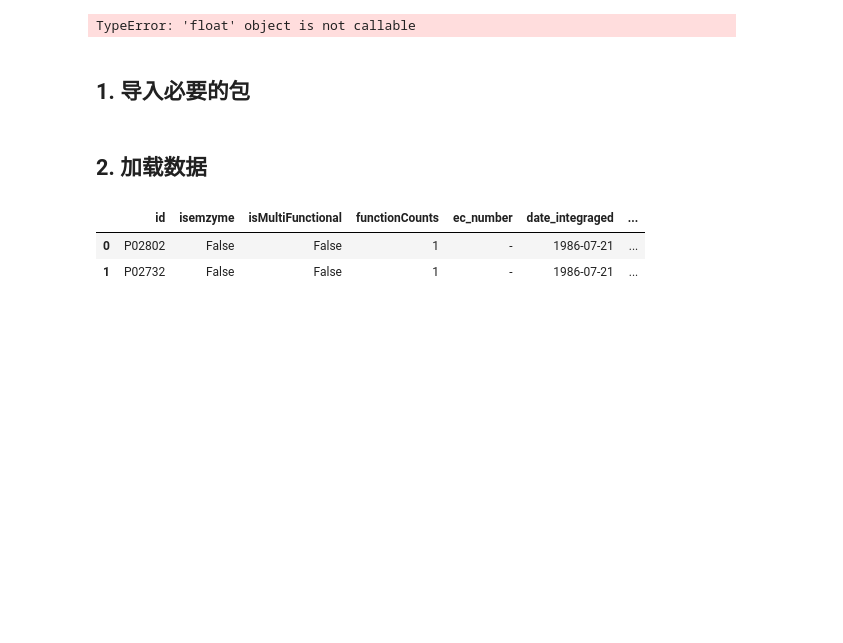
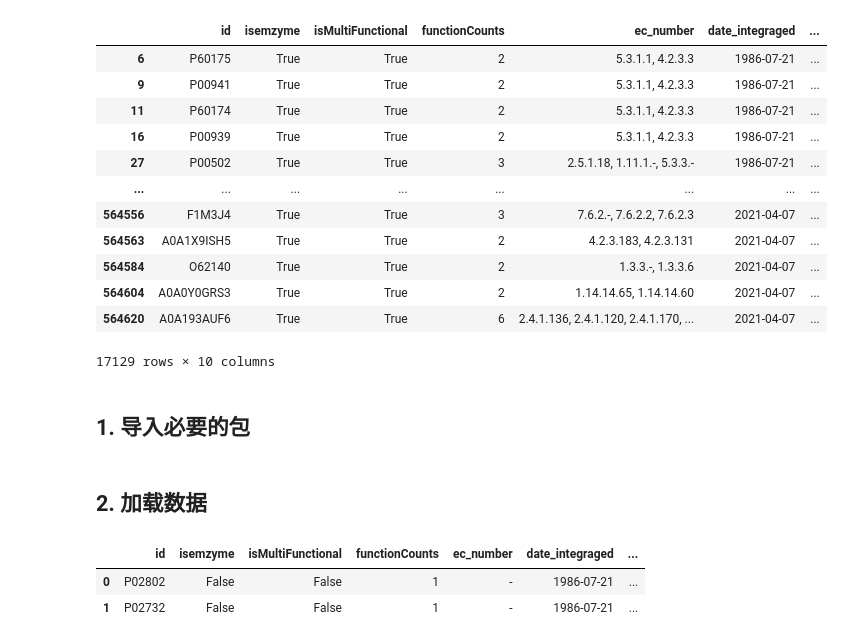
Before and after one commit to kingstdio/BioUniprot, a Jupyter notebook: tasks/task2/task2_isMultifunctional.ipynb, the cells around one changed output. Cells and saved outputs as stored; diff of their text form; code cells hidden in the pictures; blank space fills up the shorter version.

```diff
--- a/tasks/task2/task2_isMultifunctional.ipynb
+++ b/tasks/task2/task2_isMultifunctional.ipynb
@@ -36,12 +37,22 @@
 | ---------| ------------------------------- | ------------------------------- |--------------------------------|
 | 同源比对  |  0.6314171758937392(17256/27329) | 0.7272727272727273(17256/23727) |0.7595109699342543(41126/54148)|
 | LR.      |  32                             |                                  |                             |
-# %%
-Accuracy: 0.6314171758937392(17256/27329)
-Pricision: 0.7272727272727273(17256/23727)
-Recall: 0.8681986168538914(23727/27329)
-# %% [output]
-TypeError: 'float' object is not callable
+# %%
+sprot[sprot.isemzyme & sprot.isMultiFunctional]
+# %% [output]
+|  | id | isemzyme | isMultiFunctional | functionCounts | ec_number | date_integraged | ... |
+| 6 | P60175 | True | True | 2 | 5.3.1.1, 4.2.3.3 | 1986-07-21 | ... |
+| 9 | P00941 | True | True | 2 | 5.3.1.1, 4.2.3.3 | 1986-07-21 | ... |
+| 11 | P60174 | True | True | 2 | 5.3.1.1, 4.2.3.3 | 1986-07-21 | ... |
+| 16 | P00939 | True | True | 2 | 5.3.1.1, 4.2.3.3 | 1986-07-21 | ... |
+| 27 | P00502 | True | True | 3 | 2.5.1.18, 1.11.1.-, 5.3.3.- | 1986-07-21 | ... |
+| ... | ... | ... | ... | ... | ... | ... | ... |
+| 564556 | F1M3J4 | True | True | 3 | 7.6.2.-, 7.6.2.2, 7.6.2.3 | 2021-04-07 | ... |
+| 564563 | A0A1X9ISH5 | True | True | 2 | 4.2.3.183, 4.2.3.131 | 2021-04-07 | ... |
+| 564584 | O62140 | True | True | 2 | 1.3.3.-, 1.3.3.6 | 2021-04-07 | ... |
+| 564604 | A0A0Y0GRS3 | True | True | 2 | 1.14.14.65, 1.14.14.60 | 2021-04-07 | ... |
+| 564620 | A0A193AUF6 | True | True | 6 | 2.4.1.136, 2.4.1.120, 2.4.1.170, ... | 2021-04-07 | ... |
+17129 rows × 10 columns
 # %% [markdown]
 ## 1. 导入必要的包
 # %%
```
Also changed, not shown: parts of 10 cells of this notebook, 2 other files.
